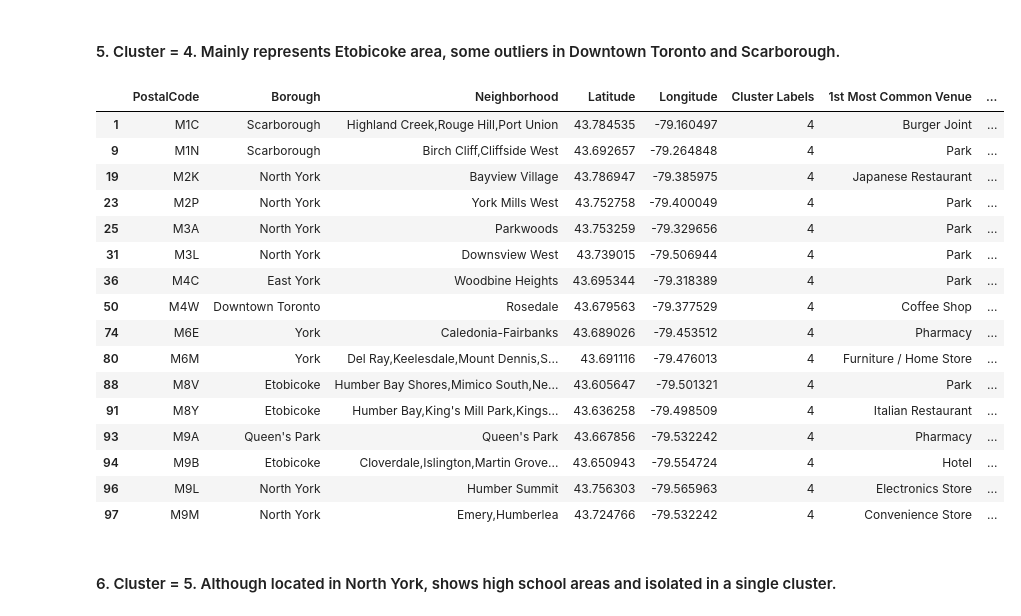
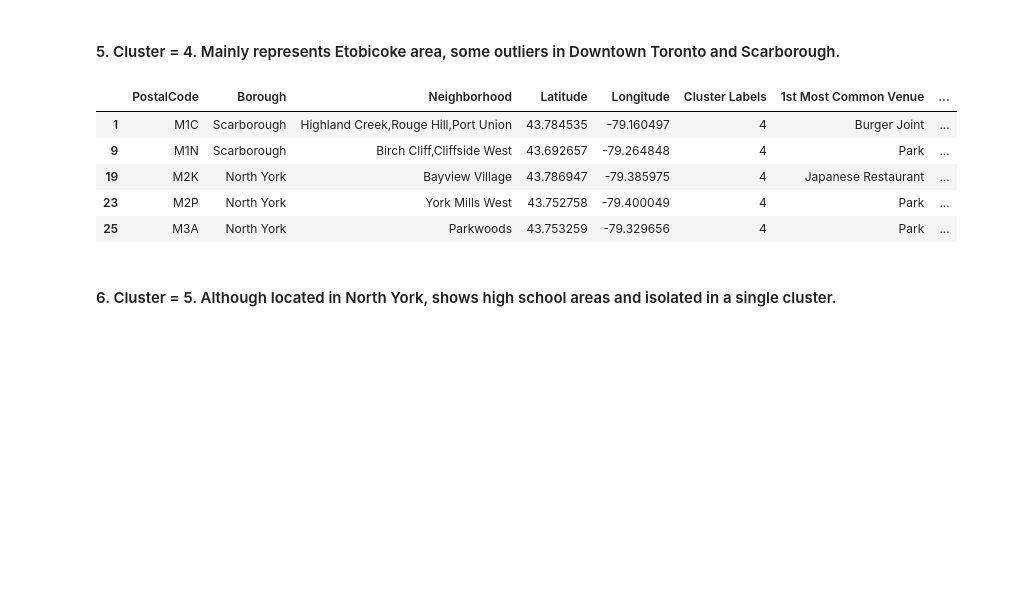
Before and after one commit to nesky-rf/Coursera_Capstone, a Jupyter notebook: Part 1 - Segmentation and Clustering.ipynb, the cells around one changed output. Saved outputs shown, nothing was run; the diff lists cells and outputs as text; code cells hidden in the pictures; blank space fills up the shorter version.

```diff
--- a/Part 1 - Segmentation and Clustering.ipynb
+++ b/Part 1 - Segmentation and Clustering.ipynb
@@ -298,7 +239,7 @@ city_map
 # %%
 # Claim access service credentials as per user/pwd
 CLIENT_ID = '{my_id}' # your Foursquare ID
-CLIENT_SECRET = '{my_pass}' # your Foursquare Secret
+CLIENT_SECRET = '{my_key}' # your Foursquare Secret
 VERSION = '20180605' # Foursquare API version
 
 print('Your credentails:')
@@ -706,25 +556,14 @@ toronto_merged.loc[toronto_merged['Cluster Labels'] == 3, toronto_merged.columns
 # %% [markdown]
 #### 5. Cluster = 4. Mainly represents Etobicoke area, some outliers in Downtown Toronto and Scarborough.
 # %%
-toronto_merged.loc[toronto_merged['Cluster Labels'] == 4, toronto_merged.columns[[0] + list(range(1, toronto_merged.shape[1]))]]
+toronto_merged.loc[toronto_merged['Cluster Labels'] == 4, toronto_merged.columns[[0] + list(range(1, toronto_merged.shape[1]))]].head()
 # %% [output]
 |  | PostalCode | Borough | Neighborhood | Latitude | Longitude | Cluster Labels | 1st Most Common Venue | ... |
 | 1 | M1C | Scarborough | Highland Creek,Rouge Hill,Port Union | 43.784535 | -79.160497 | 4 | Burger Joint | ... |
 | 9 | M1N | Scarborough | Birch Cliff,Cliffside West | 43.692657 | -79.264848 | 4 | Park | ... |
 | 19 | M2K | North York | Bayview Village | 43.786947 | -79.385975 | 4 | Japanese Restaurant | ... |
 | 23 | M2P | North York | York Mills West | 43.752758 | -79.400049 | 4 | Park | ... |
 | 25 | M3A | North York | Parkwoods | 43.753259 | -79.329656 | 4 | Park | ... |
-| 31 | M3L | North York | Downsview West | 43.739015 | -79.506944 | 4 | Park | ... |
-| 36 | M4C | East York | Woodbine Heights | 43.695344 | -79.318389 | 4 | Park | ... |
-| 50 | M4W | Downtown Toronto | Rosedale | 43.679563 | -79.377529 | 4 | Coffee Shop | ... |
-| 74 | M6E | York | Caledonia-Fairbanks | 43.689026 | -79.453512 | 4 | Pharmacy | ... |
-| 80 | M6M | York | Del Ray,Keelesdale,Mount Dennis,S... | 43.691116 | -79.476013 | 4 | Furniture / Home Store | ... |
-| 88 | M8V | Etobicoke | Humber Bay Shores,Mimico South,Ne... | 43.605647 | -79.501321 | 4 | Park | ... |
-| 91 | M8Y | Etobicoke | Humber Bay,King's Mill Park,Kings... | 43.636258 | -79.498509 | 4 | Italian Restaurant | ... |
-| 93 | M9A | Queen's Park | Queen's Park | 43.667856 | -79.532242 | 4 | Pharmacy | ... |
-| 94 | M9B | Etobicoke | Cloverdale,Islington,Martin Grove... | 43.650943 | -79.554724 | 4 | Hotel | ... |
-| 96 | M9L | North York | Humber Summit | 43.756303 | -79.565963 | 4 | Electronics Store | ... |
-| 97 | M9M | North York | Emery,Humberlea | 43.724766 | -79.532242 | 4 | Convenience Store | ... |
 # %% [markdown]
 #### 6. Cluster = 5. Although located in North York, shows high school areas and isolated in a single cluster.
 # %%
```
Also changed, not shown: parts of 20 cells of this notebook.
